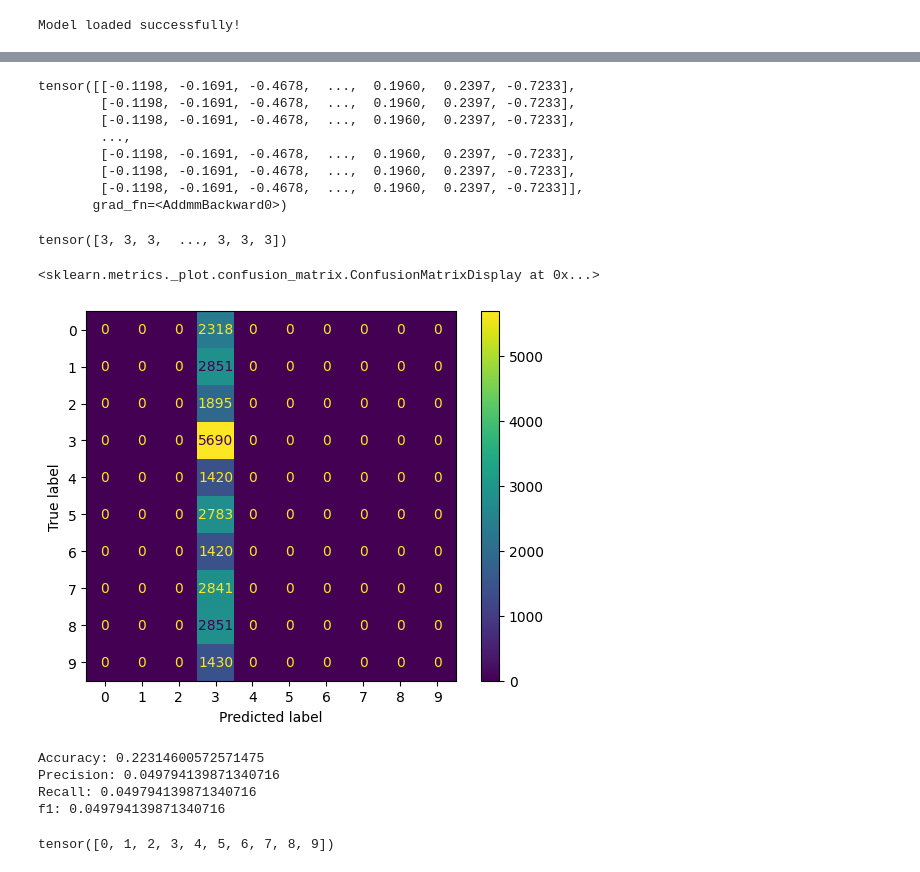
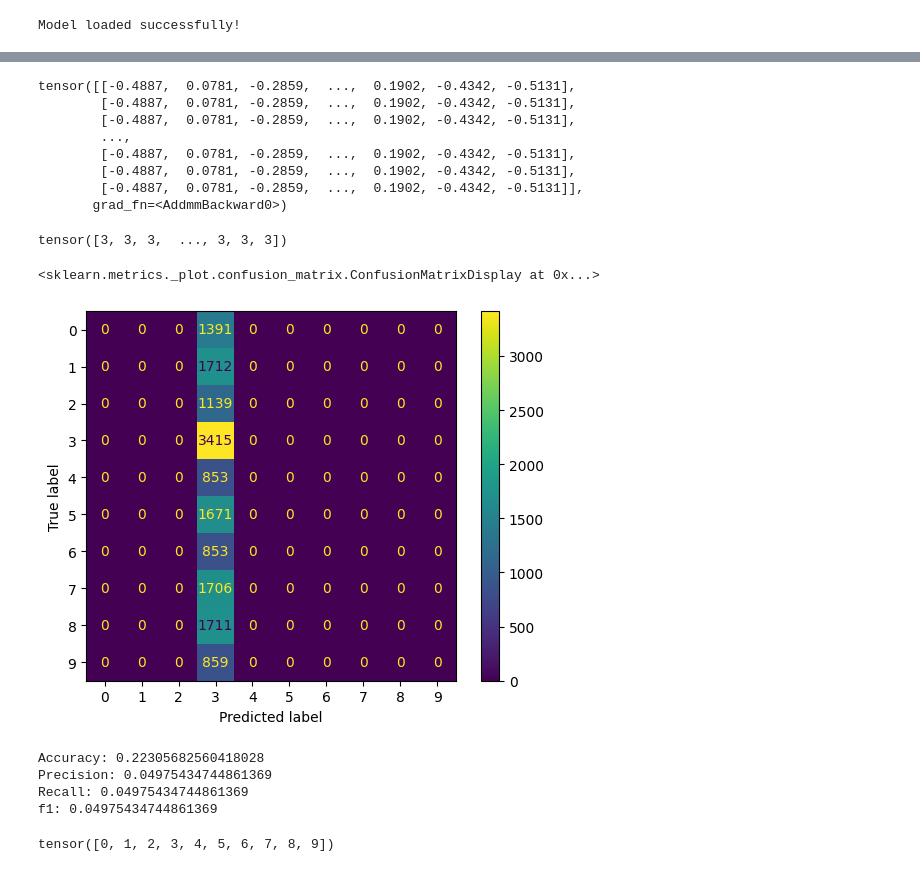
Before and after one commit to muhammadhussain-ops/DeepLearningProject, a Jupyter notebook: NeuralNetwork.ipynb, the cells around one changed output, grey strips where cells are left out. Cells and saved outputs as stored; diff of their text form; code cells hidden in the pictures.

```diff
--- a/NeuralNetwork.ipynb
+++ b/NeuralNetwork.ipynb
@@ -386,3 +303,14 @@ class Net(nn.Module):
 
 # Initialize the network
 net = Net(num_features, num_l1, num_l2, num_l3, num_classes)
+# %%
+# setting up parameters for wheights
+targets = targets_train # Klasseindeks for observationer
+
+# Beregn forekomsten af hver klasse
+num_classes = torch.max(targets) + 1
+class_counts = torch.bincount(targets, minlength=num_classes)
+
+# Beregn vægtene som den inverse af forekomsten
+weights = 1.0 / class_counts
+weights = weights / weights.sum()  # Normaliser vægtene
@@ -389,3 +324,3 @@ net = Net(num_features, num_l1, num_l2, num_l3, num_classes)
 # %%
 optimizer = optim.Adam(net.parameters(), lr=0.01, weight_decay=1e-2)
-criterion = nn.CrossEntropyLoss()
+criterion = nn.CrossEntropyLoss(weight=weights)
@@ -544,14 +480,14 @@ Net(
 # %%
-output = net(x_test)
+output = net(x_valid)
 output
 # %% [output]
-tensor([[-0.1198, -0.1691, -0.4678,  ...,  0.1960,  0.2397, -0.7233],
-        [-0.1198, -0.1691, -0.4678,  ...,  0.1960,  0.2397, -0.7233],
-        [-0.1198, -0.1691, -0.4678,  ...,  0.1960,  0.2397, -0.7233],
+tensor([[-0.4887,  0.0781, -0.2859,  ...,  0.1902, -0.4342, -0.5131],
+        [-0.4887,  0.0781, -0.2859,  ...,  0.1902, -0.4342, -0.5131],
+        [-0.4887,  0.0781, -0.2859,  ...,  0.1902, -0.4342, -0.5131],
         ...,
-        [-0.1198, -0.1691, -0.4678,  ...,  0.1960,  0.2397, -0.7233],
-        [-0.1198, -0.1691, -0.4678,  ...,  0.1960,  0.2397, -0.7233],
-        [-0.1198, -0.1691, -0.4678,  ...,  0.1960,  0.2397, -0.7233]],
+        [-0.4887,  0.0781, -0.2859,  ...,  0.1902, -0.4342, -0.5131],
+        [-0.4887,  0.0781, -0.2859,  ...,  0.1902, -0.4342, -0.5131],
+        [-0.4887,  0.0781, -0.2859,  ...,  0.1902, -0.4342, -0.5131]],
        grad_fn=<AddmmBackward0>)
 # %%
 predictedclass = torch.argmax(output, dim=1)
@@ -561,21 +497,21 @@ tensor([3, 3, 3,  ..., 3, 3, 3])
 # %%
 from sklearn.metrics import confusion_matrix, ConfusionMatrixDisplay
 
 
-predictedclass = torch.argmax(net(x_test), dim=1)
+predictedclass = torch.argmax(net(x_valid), dim=1)
 
-cm = confusion_matrix(targets_test, predictedclass)
+cm = confusion_matrix(targets_valid, predictedclass)
 ConfusionMatrixDisplay(cm).plot()
 # %% [output]
 <sklearn.metrics._plot.confusion_matrix.ConfusionMatrixDisplay at 0x...>
-[figure, old version]
+[figure, new version]
 # %%
 from sklearn.metrics import accuracy_score, precision_score, recall_score, f1_score
 
-accuracy = accuracy_score(targets_test, predictedclass)
-precision = precision_score(targets_test, predictedclass, average='weighted')
-recall = recall_score(targets_test, predictedclass, average='weighted')
-f1 = f1_score(targets_test, predictedclass, average='weighted')
+accuracy = accuracy_score(targets_valid, predictedclass)
+precision = precision_score(targets_valid, predictedclass, average='weighted')
+recall = recall_score(targets_valid, predictedclass, average='weighted')
+f1 = f1_score(targets_valid, predictedclass, average='weighted')
 
 
 print("Accuracy:", accuracy)
@@ -583,8 +519,8 @@ print("Precision:", precision)
 print("Recall:", precision)
 print("f1:", precision)
 # %% [output]
-Accuracy: 0.22314600572571475
-Precision: 0.049794139871340716
-Recall: 0.049794139871340716
-f1: 0.049794139871340716
+Accuracy: 0.22305682560418028
+Precision: 0.04975434744861369
+Recall: 0.04975434744861369
+f1: 0.04975434744861369
 # %%
```
Also changed, not shown: parts of 16 cells of this notebook, 1 other file.
